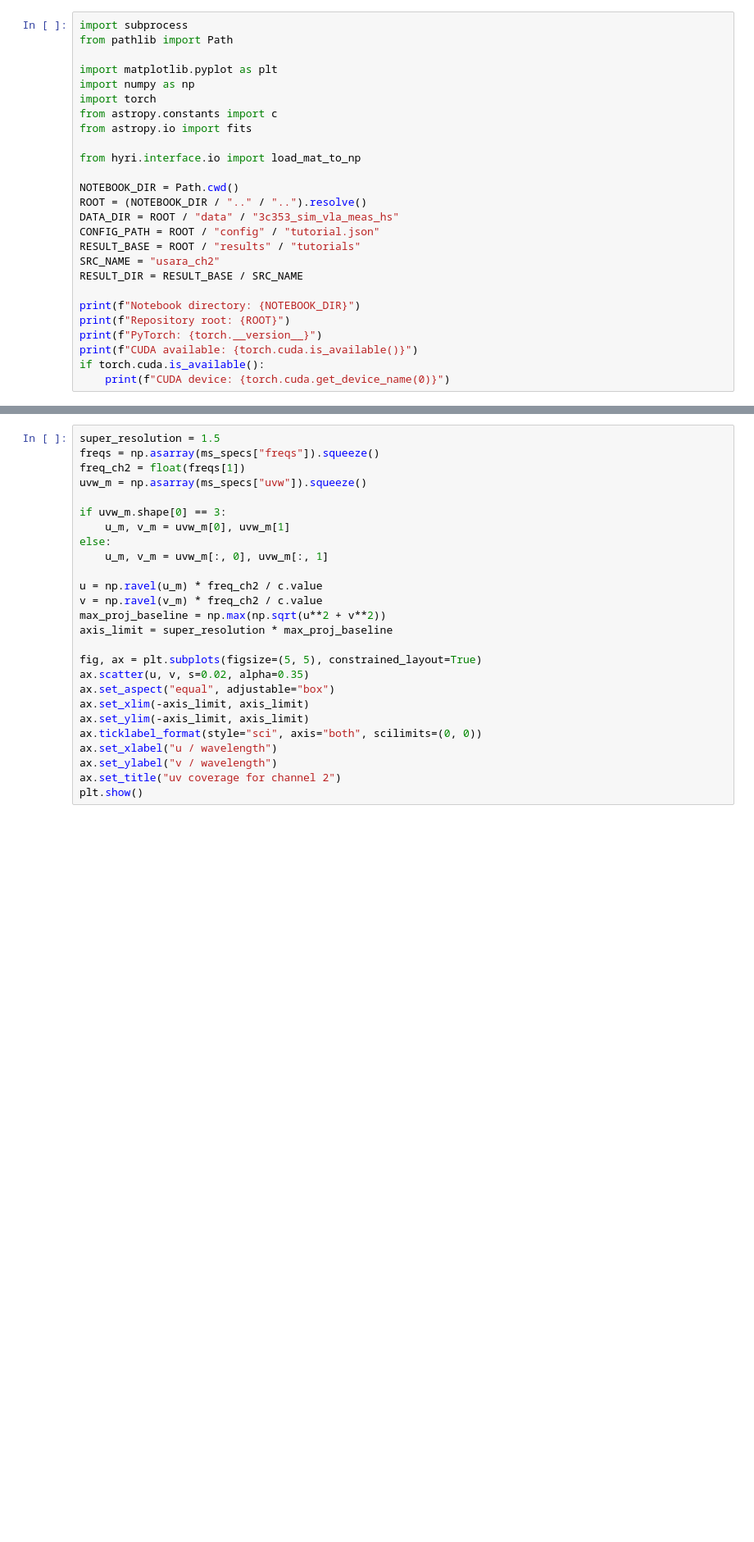
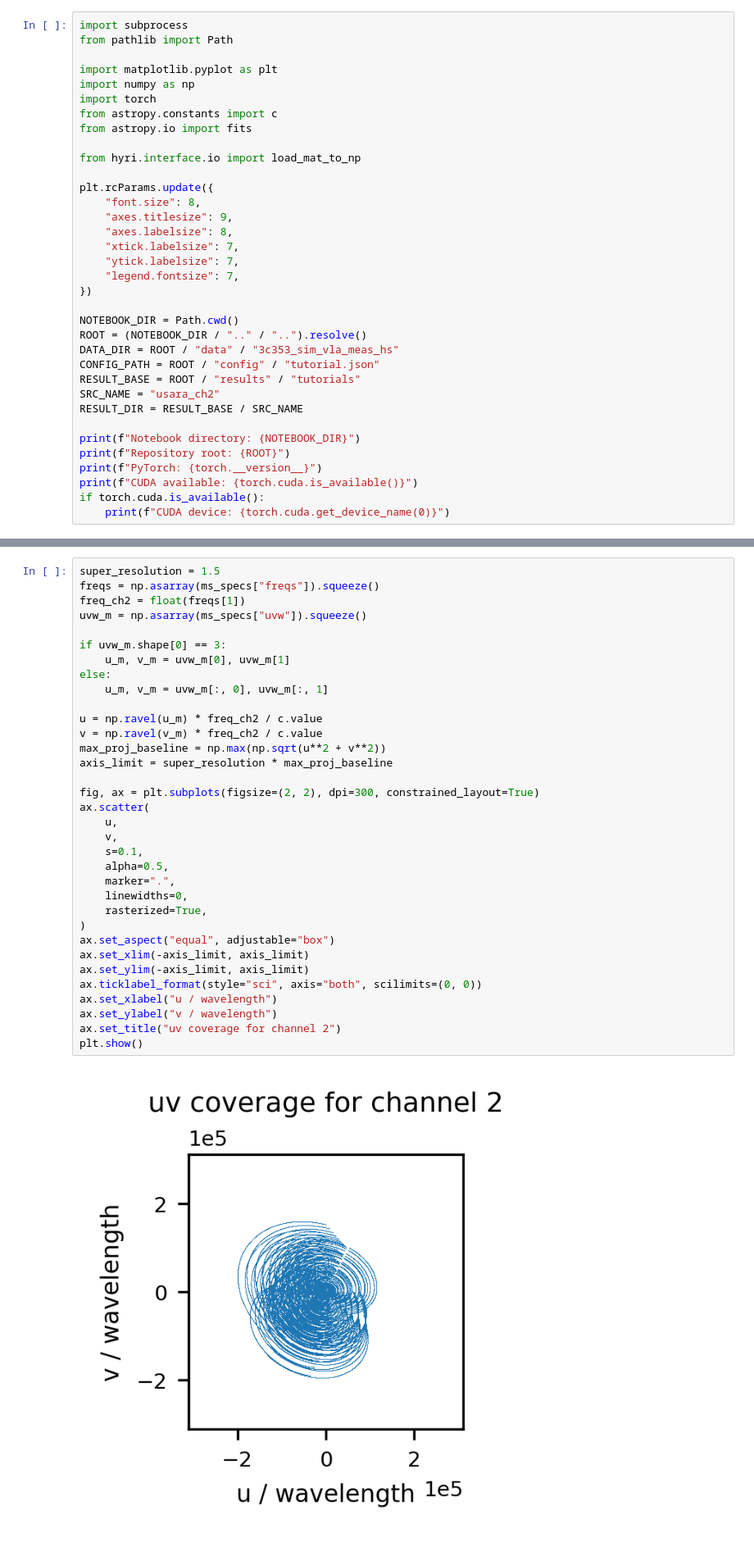
Before and after one commit to ChaoTang0330/py-hyper-ri, a Jupyter notebook: docs/tutorials/usara_mono_gpu.ipynb, the cells around one changed output, grey strips where cells are left out. Shown at 82% size. Cells and saved outputs as stored; diff of their text form; blank space fills up the shorter version.

```diff
--- a/docs/tutorials/usara_mono_gpu.ipynb
+++ b/docs/tutorials/usara_mono_gpu.ipynb
@@ -42,6 +42,15 @@ from astropy.constants import c
 from astropy.io import fits
 
 from hyri.interface.io import load_mat_to_np
+
+plt.rcParams.update({
+    "font.size": 8,
+    "axes.titlesize": 9,
+    "axes.labelsize": 8,
+    "xtick.labelsize": 7,
+    "ytick.labelsize": 7,
+    "legend.fontsize": 7,
+})
 
 NOTEBOOK_DIR = Path.cwd()
 ROOT = (NOTEBOOK_DIR / ".." / "..").resolve()
@@ -108,29 +140,39 @@ The 2D Fourier sampling pattern is usually called the $uv$ coverage. Here, the s
 # %%
 super_resolution = 1.5
 freqs = np.asarray(ms_specs["freqs"]).squeeze()
 freq_ch2 = float(freqs[1])
 uvw_m = np.asarray(ms_specs["uvw"]).squeeze()
 
 if uvw_m.shape[0] == 3:
     u_m, v_m = uvw_m[0], uvw_m[1]
 else:
     u_m, v_m = uvw_m[:, 0], uvw_m[:, 1]
 
 u = np.ravel(u_m) * freq_ch2 / c.value
 v = np.ravel(v_m) * freq_ch2 / c.value
 max_proj_baseline = np.max(np.sqrt(u**2 + v**2))
 axis_limit = super_resolution * max_proj_baseline
 
-fig, ax = plt.subplots(figsize=(5, 5), constrained_layout=True)
-ax.scatter(u, v, s=0.02, alpha=0.35)
+fig, ax = plt.subplots(figsize=(2, 2), dpi=300, constrained_layout=True)
+ax.scatter(
+    u,
+    v,
+    s=0.1,
+    alpha=0.5,
+    marker=".",
+    linewidths=0,
+    rasterized=True,
+)
 ax.set_aspect("equal", adjustable="box")
 ax.set_xlim(-axis_limit, axis_limit)
 ax.set_ylim(-axis_limit, axis_limit)
 ax.ticklabel_format(style="sci", axis="both", scilimits=(0, 0))
 ax.set_xlabel("u / wavelength")
 ax.set_ylabel("v / wavelength")
 ax.set_title("uv coverage for channel 2")
 plt.show()
+# %% [output]
+[figure, added]
 # %% [markdown]
 ## Run uSARA
 
```
Also changed, not shown: parts of 9 cells of this notebook, 4 other files.
